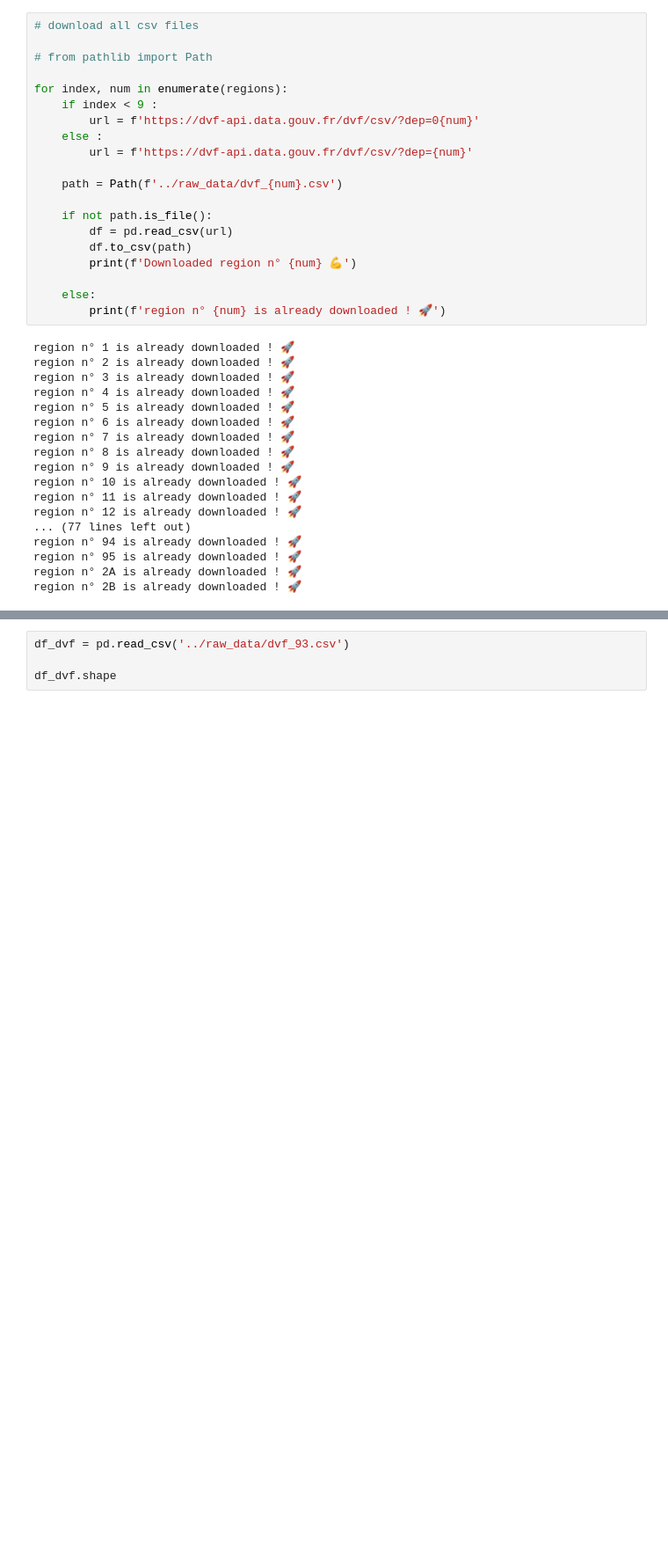
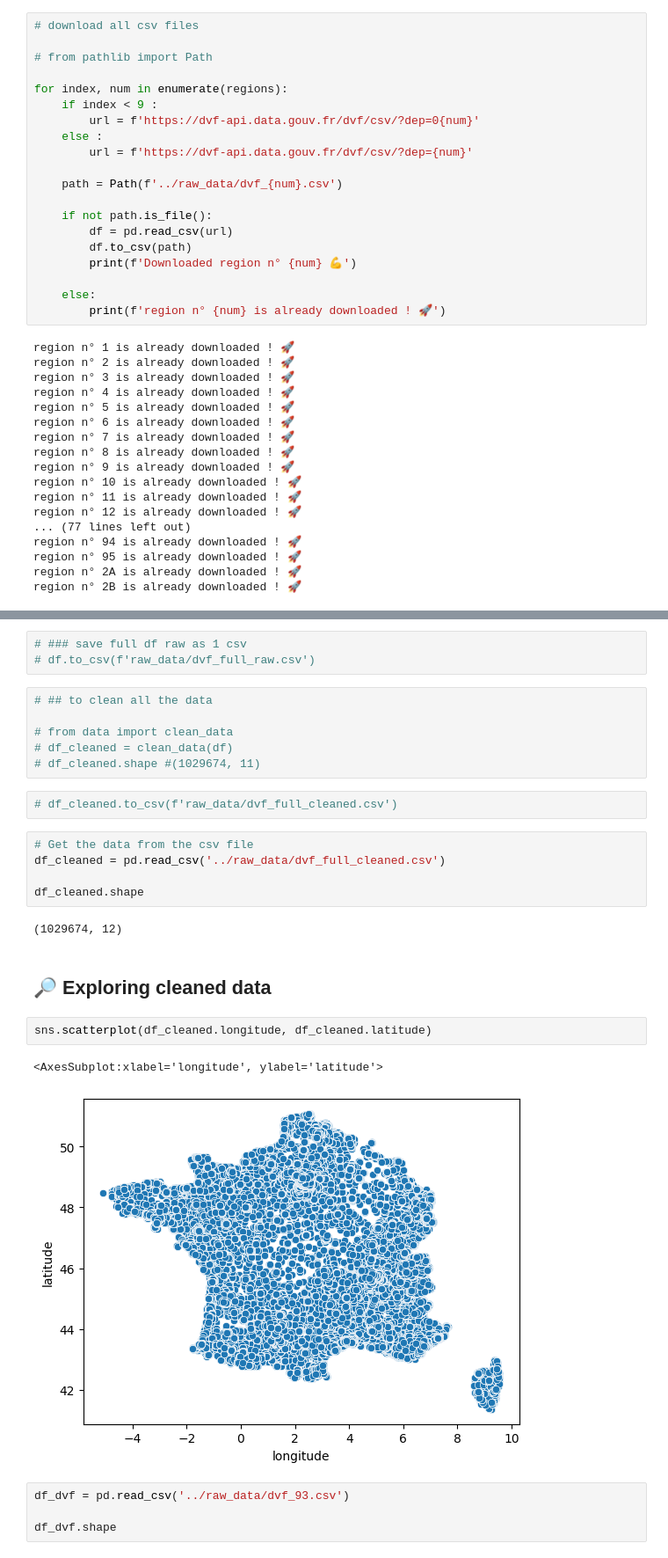
Before and after one commit to qadnguyen/realdata, a Jupyter notebook: notebooks/notebook_anouchka.ipynb, the cells around one changed output, grey strips where cells are left out. Shown at 88% size. Cells and saved outputs as stored; diff of their text form; blank space fills up the shorter version.

```diff
--- a/notebooks/notebook_anouchka.ipynb
+++ b/notebooks/notebook_anouchka.ipynb
@@ -81,3 +85,28 @@ region n° 2B is already downloaded ! 🚀
+# %%
+# ### save full df raw as 1 csv
+# df.to_csv(f'raw_data/dvf_full_raw.csv')
+# %%
+# ## to clean all the data
+
+# from data import clean_data
+# df_cleaned = clean_data(df)
+# df_cleaned.shape #(1029674, 11)
+# %%
+# df_cleaned.to_csv(f'raw_data/dvf_full_cleaned.csv')
+# %%
+# Get the data from the csv file
+df_cleaned = pd.read_csv('../raw_data/dvf_full_cleaned.csv')
+
+df_cleaned.shape
+# %% [output]
+(1029674, 12)
+# %% [markdown]
+## 🔎 Exploring cleaned data
+# %%
+sns.scatterplot(df_cleaned.longitude, df_cleaned.latitude)
+# %% [output]
+<AxesSubplot:xlabel='longitude', ylabel='latitude'>
+[figure, added]
 # %%
 df_dvf = pd.read_csv('../raw_data/dvf_93.csv')
 
```
Also changed, not shown: parts of 5 cells of this notebook.
